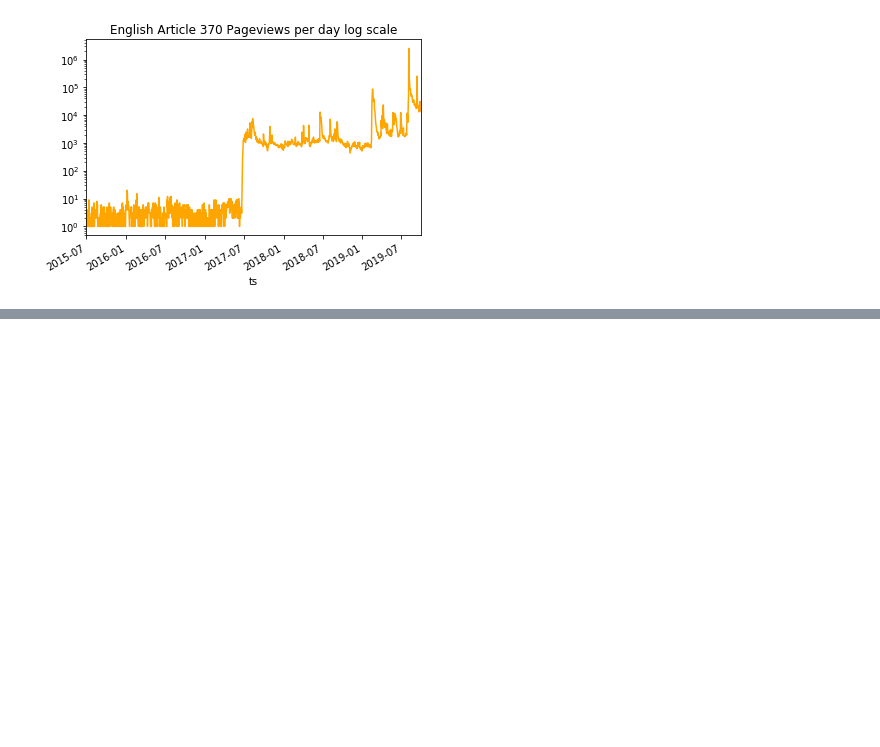
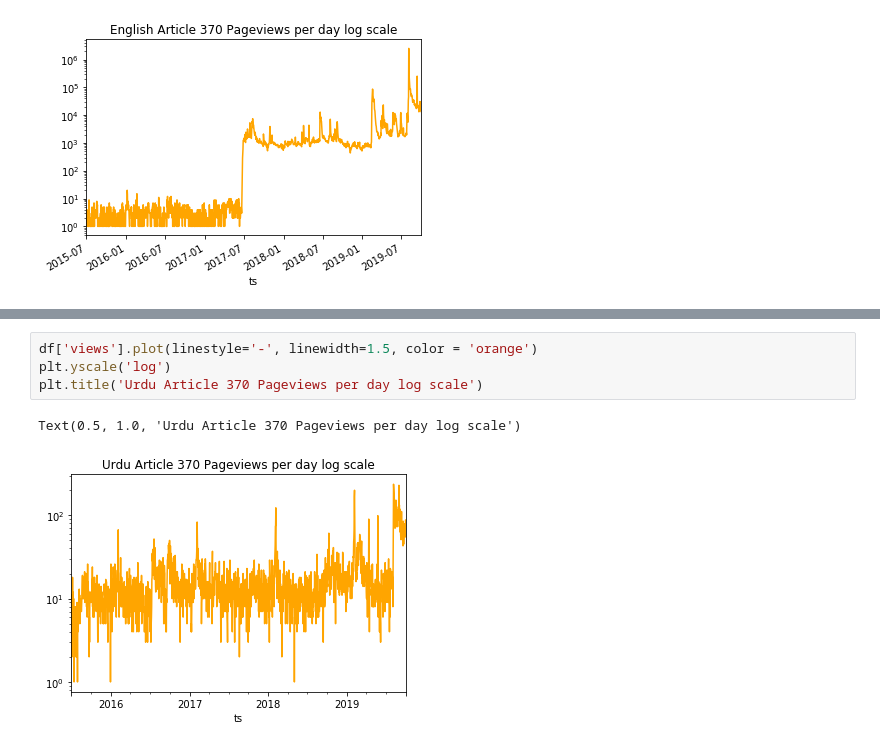
Before and after one commit to ViralNotPrasad/cscw-wiki, a Jupyter notebook: R/Pageviews.ipynb, the cells around one changed output, grey strips where cells are left out. Saved outputs shown, nothing was run; the diff lists cells and outputs as text; blank space fills up the shorter version.

```diff
--- a/R/Pageviews.ipynb
+++ b/R/Pageviews.ipynb
@@ -66,0 +93,7 @@ Text(0.5, 1.0, 'English Article 370 Pageviews per day log scale')
+# %%
+df['views'].plot(linestyle='-', linewidth=1.5, color = 'orange')
+plt.yscale('log')
+plt.title('Urdu Article 370 Pageviews per day log scale')
+# %% [output]
+Text(0.5, 1.0, 'Urdu Article 370 Pageviews per day log scale')
+[figure, added]
```
Also changed, not shown: parts of 5 cells of this notebook, 18 other files.
